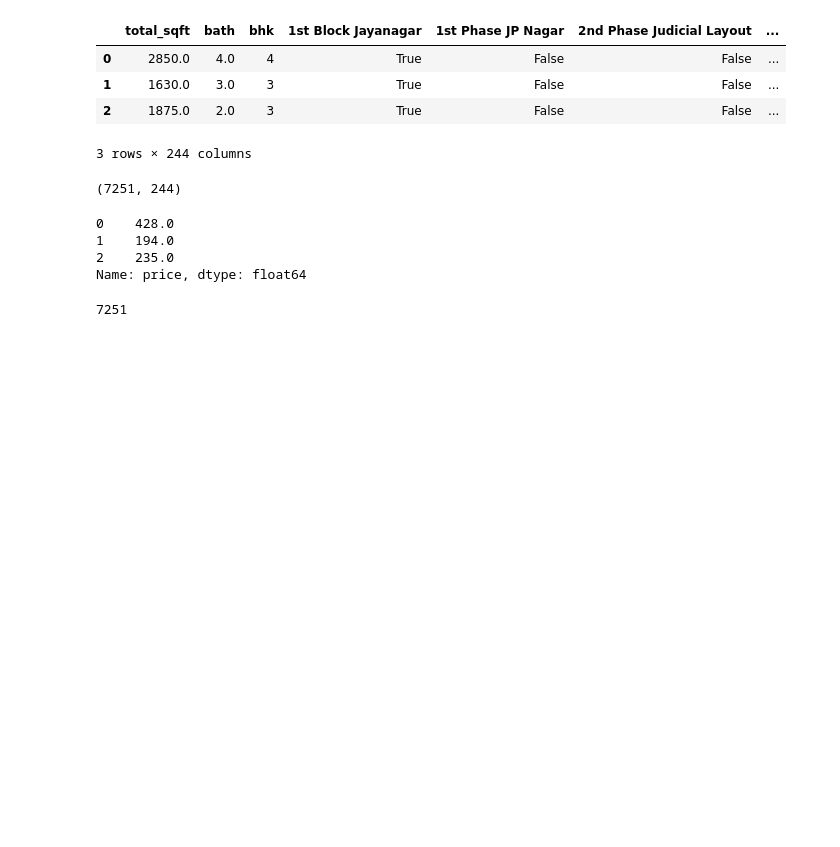
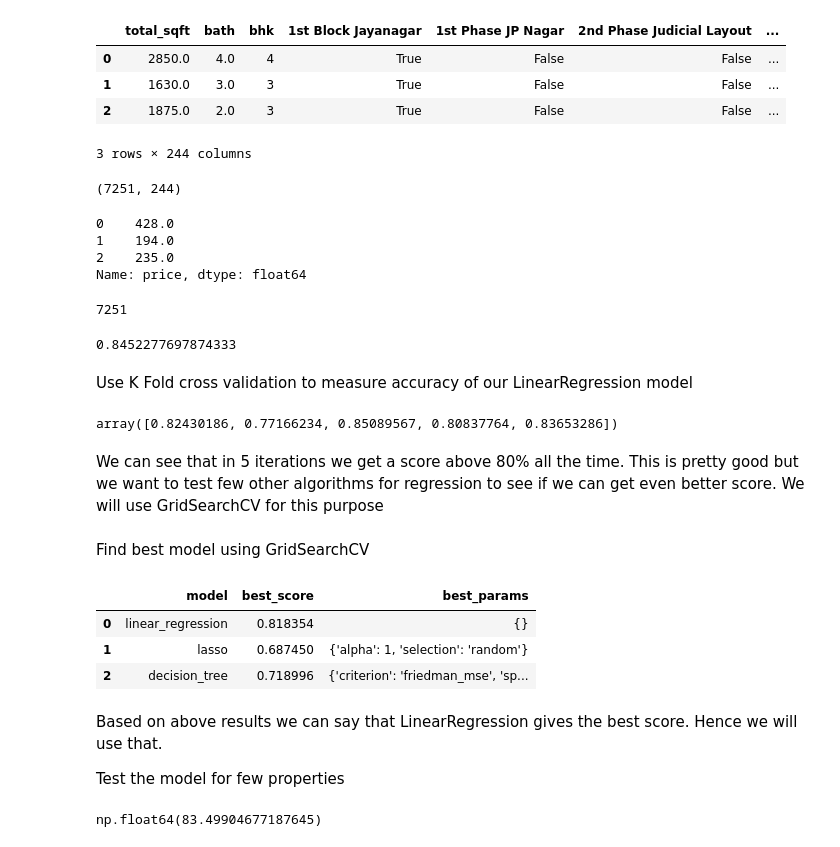
Before and after one commit to sabahatyns/Real-estate-Price-Pridiction, a Jupyter notebook: Model/House_prices.ipynb, the cells around one changed output. Saved outputs shown, nothing was run; the diff lists cells and outputs as text; code cells hidden in the pictures; blank space fills up the shorter version.

Commit message:
model training done

```diff
--- a/Model/House_prices.ipynb
+++ b/Model/House_prices.ipynb
@@ -539,0 +543,75 @@ len(y)
+# %%
+
+from sklearn.linear_model import LinearRegression
+lr_clf = LinearRegression()
+lr_clf.fit(X_train,y_train)
+lr_clf.score(X_test,y_test)
+# %% [output]
+0.8452277697874333
+# %% [markdown]
+Use K Fold cross validation to measure accuracy of our LinearRegression model
+# %%
+from sklearn.model_selection import ShuffleSplit
+from sklearn.model_selection import cross_val_score
+
+cv = ShuffleSplit(n_splits=5, test_size=0.2, random_state=0)
+
+cross_val_score(LinearRegression(), X, y, cv=cv)
+# %% [output]
+array([0.82430186, 0.77166234, 0.85089567, 0.80837764, 0.83653286])
+# %% [markdown]
+We can see that in 5 iterations we get a score above 80% all the time. This is pretty good but we want to test few other algorithms for regression to see if we can get even better score. We will use GridSearchCV for this purpose
+# %% [markdown]
+Find best model using GridSearchCV
+# %%
+import pandas as pd
+from sklearn.linear_model import LinearRegression, Lasso
+from sklearn.tree import DecisionTreeRegressor
+from sklearn.model_selection import GridSearchCV, ShuffleSplit
+
+def find_best_model_using_gridsearchcv(X, y):
+    algos = {
+        'linear_regression': {
+            'model': LinearRegression(),
+            'params': {}  # normalize removed
+        },
+        'lasso': {
+            'model': Lasso(),
+            'params': {
+                'alpha': [1, 2],
+                'selection': ['random', 'cyclic']
+            }
+        },
+        'decision_tree': {
+            'model': DecisionTreeRegressor(),
+            'params': {
+                'criterion': ['squared_error', 'friedman_mse'],  # mse → squared_error
+                'splitter': ['best', 'random']
+            }
+        }
+    }
+
+    scores = []
+    cv = ShuffleSplit(n_splits=5, test_size=0.2, random_state=0)
+
+    for algo_name, config in algos.items():
+        gs = GridSearchCV(config['model'], config['params'], cv=cv, return_train_score=False)
+        gs.fit(X, y)
+        scores.append({
+            'model': algo_name,
+            'best_score': gs.best_score_,
+            'best_params': gs.best_params_
+        })
+
+    return pd.DataFrame(scores, columns=['model', 'best_score', 'best_params'])
+
+find_best_model_using_gridsearchcv(X,y)
+# %% [output]
+|  | model | best_score | best_params |
+| 0 | linear_regression | 0.818354 | {} |
+| 1 | lasso | 0.687450 | {'alpha': 1, 'selection': 'random'} |
+| 2 | decision_tree | 0.718996 | {'criterion': 'friedman_mse', 'sp... |
+# %% [markdown]
+Based on above results we can say that LinearRegression gives the best score. Hence we will use that.
+
+Test the model for few properties
@@ -539,0 +630,4 @@ len(y)
+# %%
+predict_price('1st Phase JP Nagar',1000, 2, 2)
+# %% [output]
+np.float64(83.49904677187645)
```
Also changed, not shown: parts of 9 cells of this notebook, 2 other files.
